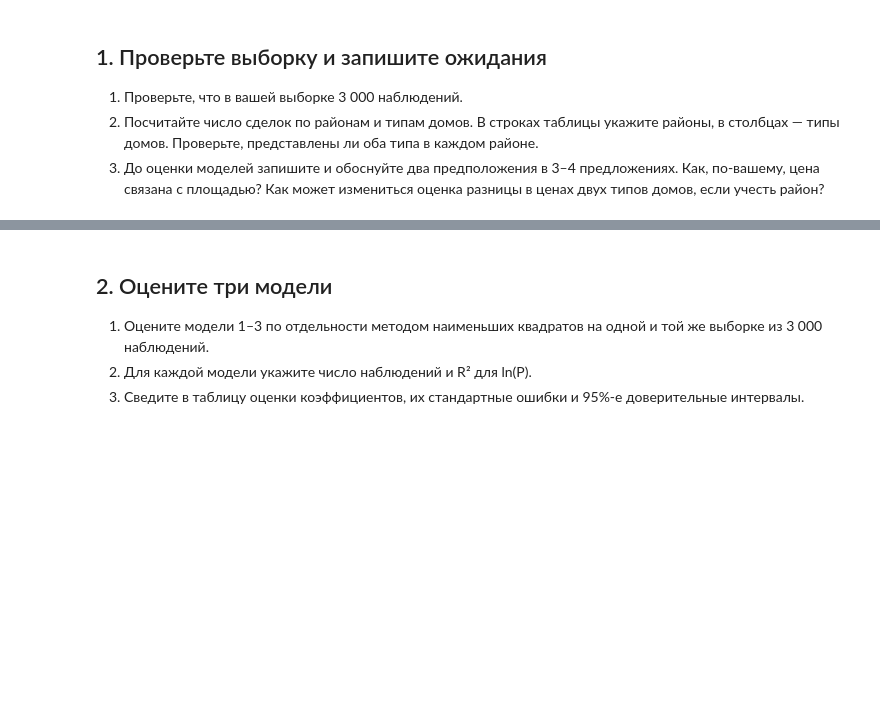
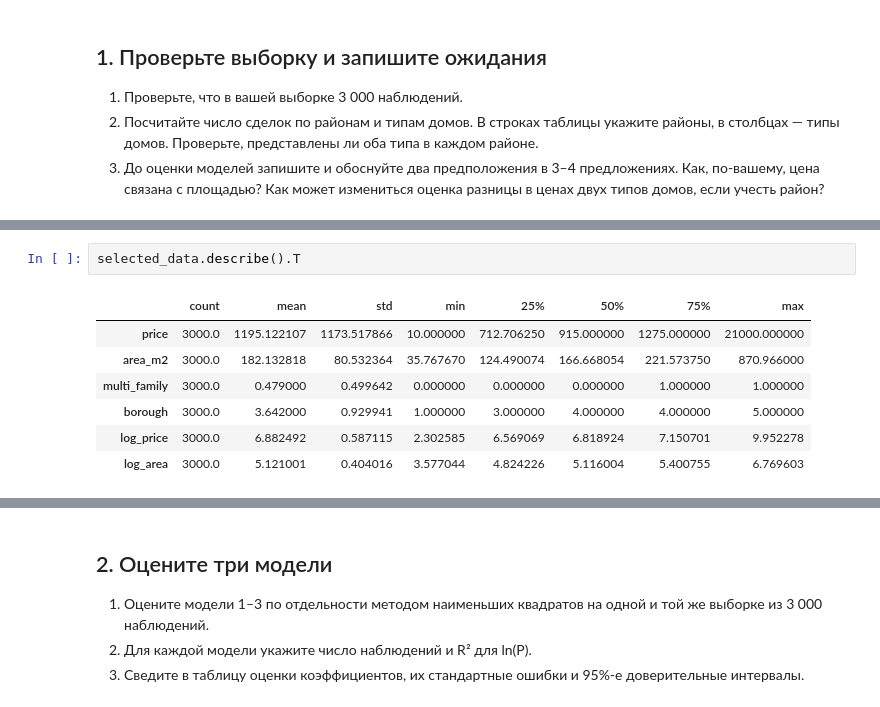
Before and after one commit to Lancet03/Econometrics_homework_1, a Jupyter notebook: ДЗ_01.ipynb, the cells around one changed output, grey strips where cells are left out. Drawn from its saved outputs; the diff is of its cells as text; blank space fills up the shorter version.

```diff
--- a/ДЗ_01.ipynb
+++ b/ДЗ_01.ipynb
@@ -111,0 +152,10 @@ print('Количество записей в выборке:', data.shape[0])
+# %%
+selected_data.describe().T
+# %% [output]
+|  | count | mean | std | min | 25% | 50% | 75% | max |
+| price | 3000.0 | 1195.122107 | 1173.517866 | 10.000000 | 712.706250 | 915.000000 | 1275.000000 | 21000.000000 |
+| area_m2 | 3000.0 | 182.132818 | 80.532364 | 35.767670 | 124.490074 | 166.668054 | 221.573750 | 870.966000 |
+| multi_family | 3000.0 | 0.479000 | 0.499642 | 0.000000 | 0.000000 | 0.000000 | 1.000000 | 1.000000 |
+| borough | 3000.0 | 3.642000 | 0.929941 | 1.000000 | 3.000000 | 4.000000 | 4.000000 | 5.000000 |
+| log_price | 3000.0 | 6.882492 | 0.587115 | 2.302585 | 6.569069 | 6.818924 | 7.150701 | 9.952278 |
+| log_area | 3000.0 | 5.121001 | 0.404016 | 3.577044 | 4.824226 | 5.116004 | 5.400755 | 6.769603 |
```
Also changed, not shown: parts of 18 cells of this notebook, 1 other file.
